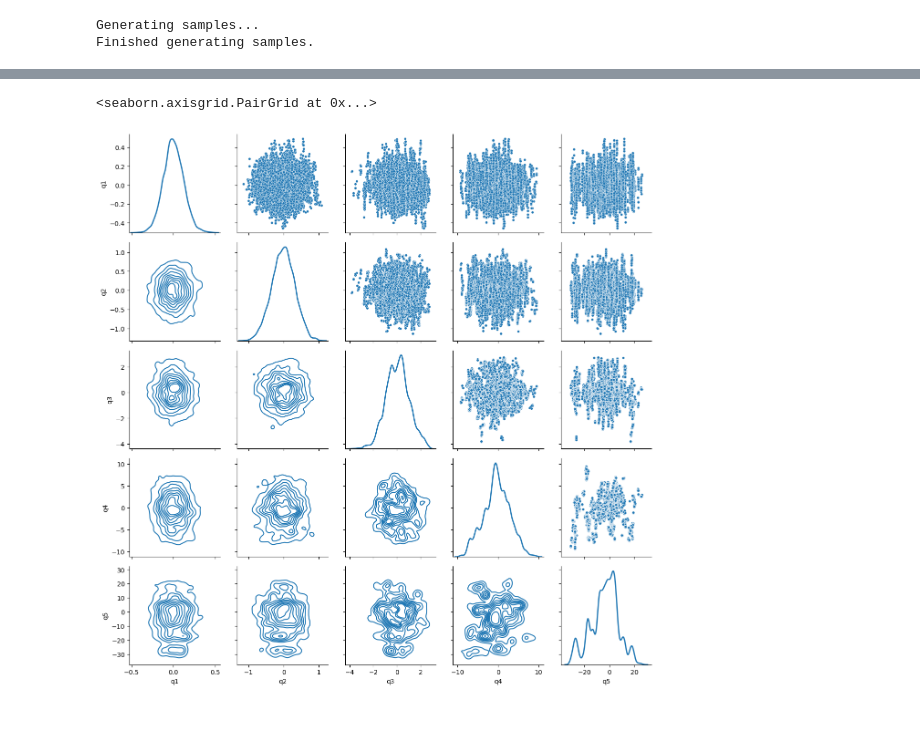
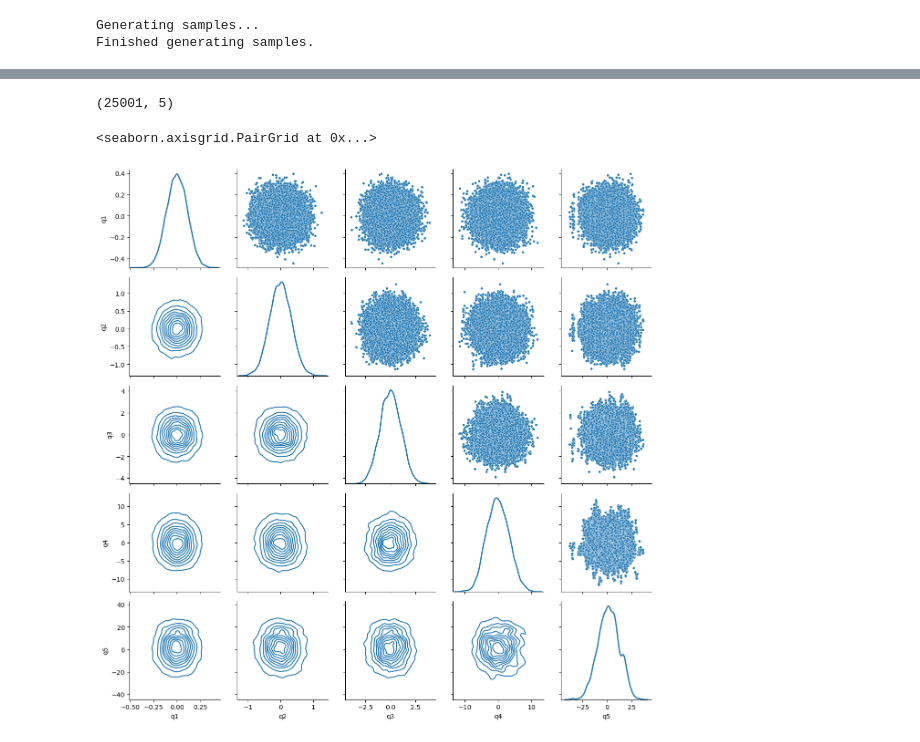
Before and after one commit to shuohaopolyu/2025_TimeSeries_RL_Internship, a Jupyter notebook: question1_part1/demo/demo4_ill_conditioned_gaussian_5d.ipynb, the cells around one changed output, grey strips where cells are left out. Cells and saved outputs as stored; diff of their text form; code cells hidden in the pictures.

Commit message:
demos update

```diff
--- a/question1_part1/demo/demo4_ill_conditioned_gaussian_5d.ipynb
+++ b/question1_part1/demo/demo4_ill_conditioned_gaussian_5d.ipynb
@@ -112,7 +109,8 @@ nuts = NoUTurnSampling(
     Hamiltonian=HamiltonianSystem(U=U, K=K),
     Delta_lf=1000.0,
     Delta_lhnn=10.0,
-    j_max=13,
+    num_lf_steps=20,
+    j_max=12,
 )
 nuts(print_every=2500)
 print(nuts.lhnn_call)
@@ -136,12 +122,18 @@ Sampling finished 100 %
 # %%
 import seaborn as sns
 import pandas as pd
+import tensorflow as tf
+
+with open("../exps/demo4_q_hist.txt", "rb") as f:
+    q_hist = tf.io.parse_tensor(f.read(), out_type=tf.float32)
+print(q_hist.shape)
 
 df = pd.DataFrame(q_hist.numpy()[5000:], columns=["q1", "q2", "q3", "q4", "q5"])
 g = sns.PairGrid(df, diag_sharey=False)
 g.map_upper(sns.scatterplot, s=15)
 g.map_lower(sns.kdeplot)
 g.map_diag(sns.kdeplot, lw=2)
 # %% [output]
-<seaborn.axisgrid.PairGrid at 0x...>
+(25001, 5)
+<seaborn.axisgrid.PairGrid at 0x...>
-[figure, old version]
+[figure, new version]
```
Also changed, not shown: parts of 3 cells of this notebook, 15 other files.
